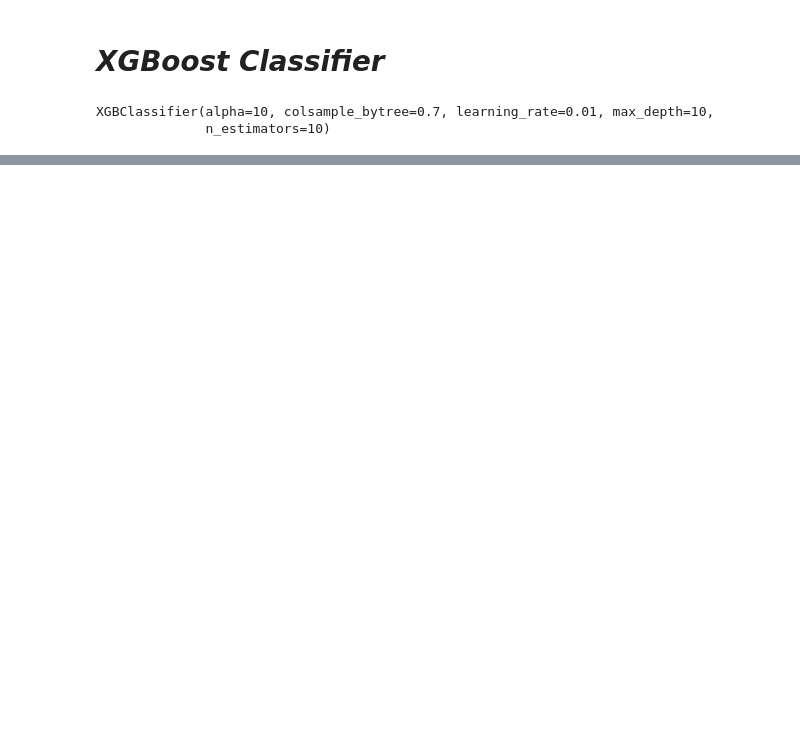
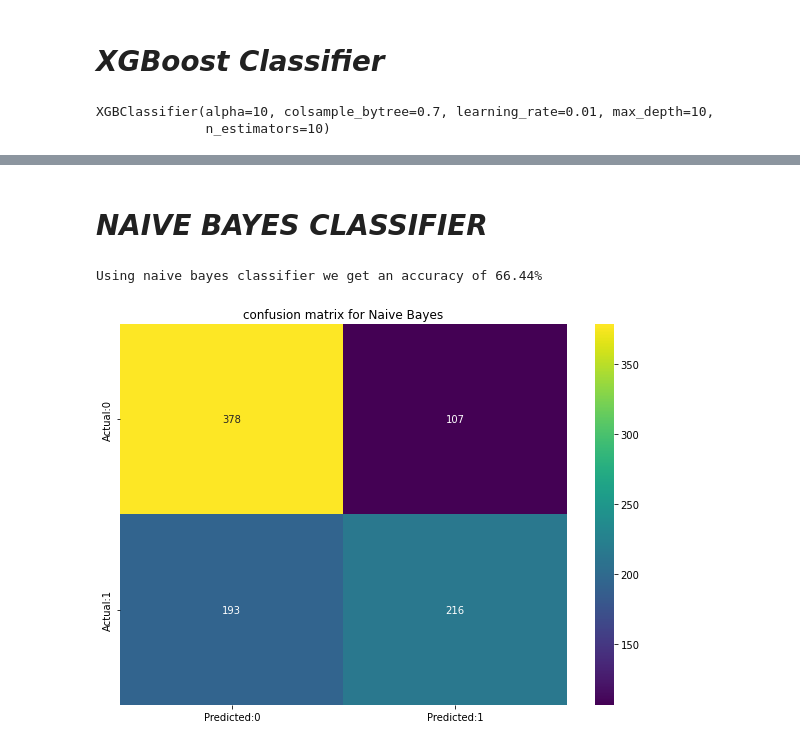
Before and after one commit to Manass20/Cardiovascular-risk-prediction-Manas, a Jupyter notebook: Cardiovascular_risk_prediction_Manas.ipynb, the cells around one changed output, grey strips where cells are left out. Drawn from its saved outputs; the diff is of its cells as text; code cells hidden in the pictures; blank space fills up the shorter version.

```diff
--- a/Cardiovascular_risk_prediction_Manas.ipynb
+++ b/Cardiovascular_risk_prediction_Manas.ipynb
@@ -944,0 +945,2 @@ plt.show()
+# %% [markdown]
+# ***NAIVE BAYES CLASSIFIER***
@@ -944,0 +950,22 @@ plt.show()
+# %%
+#fit the model
+naive_clf = GaussianNB().fit(X_train,y_train)
+# %%
+#predict on test set
+y_nbc_pred = naive_clf.predict(X_test)
+# %%
+# check accuracy
+nbc_acc = accuracy_score(y_test,y_nbc_pred)
+print(f"Using naive bayes classifier we get an accuracy of {round(nbc_acc*100,2)}%")
+# %% [output]
+Using naive bayes classifier we get an accuracy of 66.44%
+# %%
+#plot the confusion matrix
+conf_mat = confusion_matrix(y_test,y_nbc_pred)
+conf_matrix=pd.DataFrame(data=conf_mat,index=['Actual:0','Actual:1'],columns=['Predicted:0','Predicted:1'])
+plt.figure(figsize=(10,7))
+sns.heatmap(conf_matrix,annot=True,fmt='d',cmap='viridis')
+plt.title('confusion matrix for Naive Bayes')
+plt.show()
+# %% [output]
+[figure, added]
```
Also changed, not shown: parts of 35 cells of this notebook.
